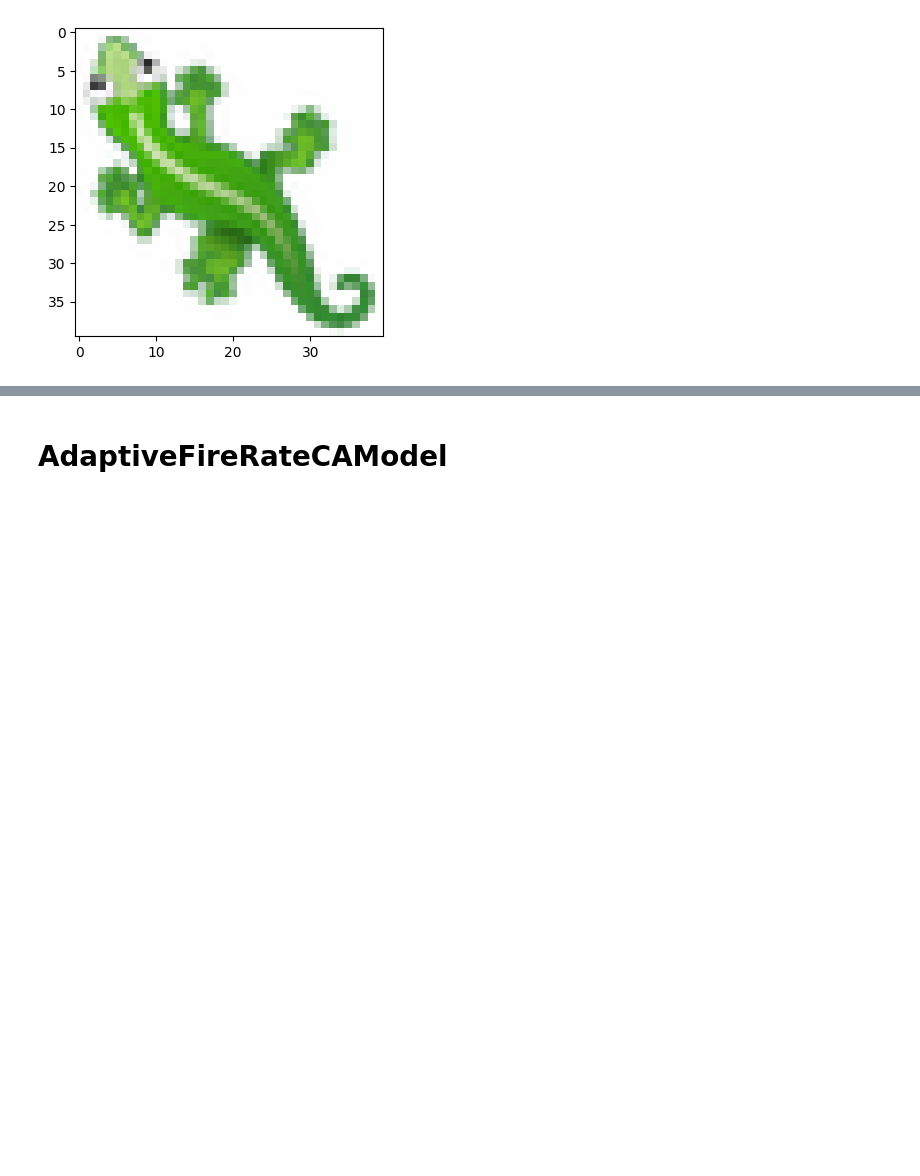
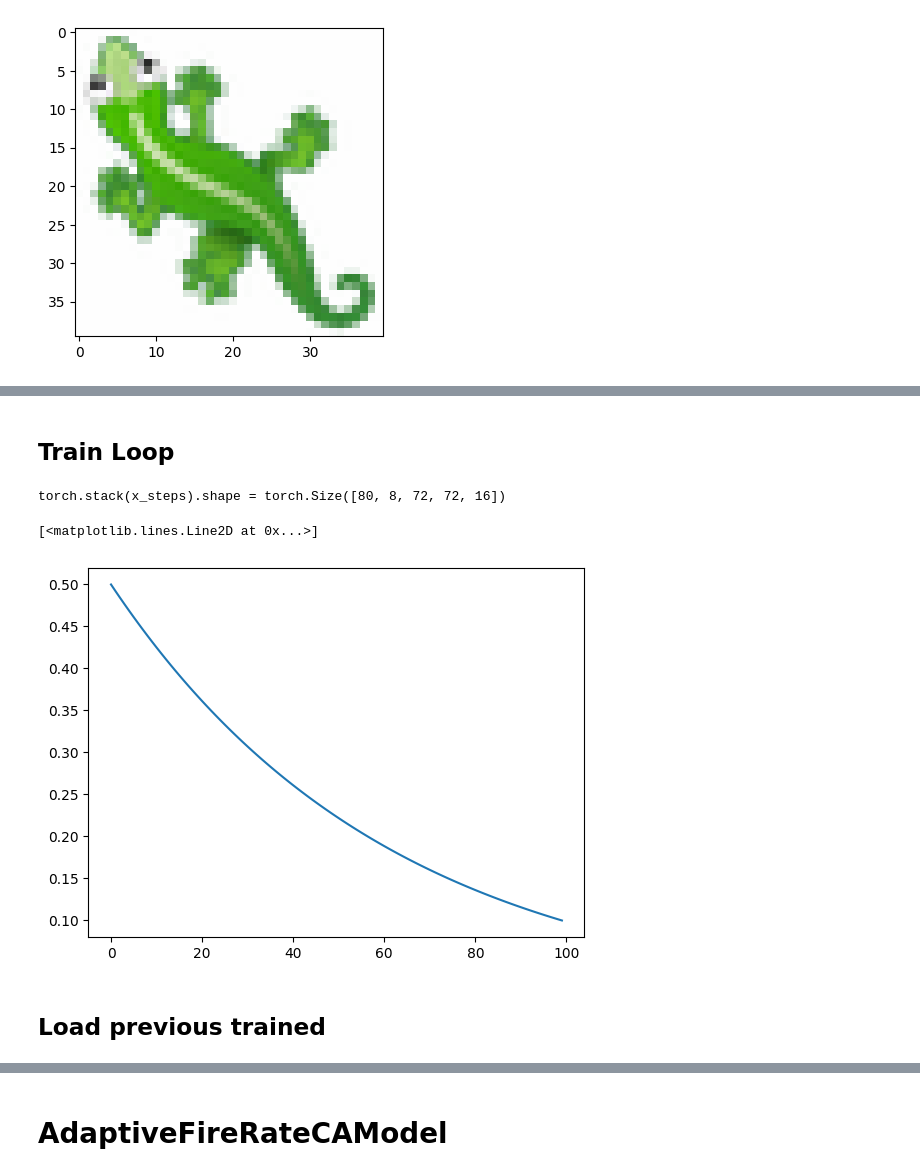
Before and after one commit to andrecharneca/Adaptive-Neural-Cellular-Automata, a Jupyter notebook: training.ipynb, the cells around one changed output, grey strips where cells are left out. Drawn from its saved outputs; the diff is of its cells as text; code cells hidden in the pictures; blank space fills up the shorter version.

```diff
--- a/training.ipynb
+++ b/training.ipynb
@@ -253,0 +155,76 @@ device(type='mps')
+# %% [markdown]
+## Train Loop
+# %%
+def train(x, target, steps, optimizer, scaler, scheduler=None):
+    optimizer.zero_grad(set_to_none=True)
+
+    #with torch.cuda.amp.autocast(): #with autocast, the dx's become nan for some reason
+    x_steps, fireRates_steps = ca(x, steps=steps)
+    x_final = x_steps[-1,:,:,:,:4]
+
+    # create exponentially decreasing fireRates from MIN->MAX_FIRERATE
+    exp_map = torch.from_numpy(np.exp(np.linspace(np.log(MAX_FIRERATE),np.log(MIN_FIRERATE), steps)))
+    min_fireRate_tensor = torch.einsum("i,ijkl -> ijkl", exp_map, torch.ones((steps,BATCH_SIZE,IMG_SIZE,IMG_SIZE))).to(device)
+
+    # loss computation
+    loss_rec_val = F.mse_loss(x_final, target)
+    loss_energy_val = BETA_ENERGY * torch.mean(torch.square(fireRates_steps[:,:,:,:,0]-min_fireRate_tensor).sum(dim=[0,2,3]))
+    loss = loss_rec_val + loss_energy_val
+
+    del min_fireRate_tensor###
+
+    if 0:
+          debug(
+              #"loss_rec_val.shape",
+              #"loss_reg_val.shape",
+              #"loss_rec_val.item()",
+              #"loss_reg_val.item()",
+              "fireRates_steps.shape",
+          )
+    # Using gradient scaling bc of float16 precision (not needed if autocast is off)
+    scaler.scale(loss).backward()
+    scaler.step(optimizer)
+    scaler.update()
+    #scheduler.step()
+
+    return x_steps, loss, loss_rec_val, loss_energy_val, fireRates_steps
+
+loss_log = []
+loss_energy_log = []
+loss_rec_log = []
+
+# Train loop
+for i in tqdm(range(n_epoch+1)):
+    x0 = np.repeat(seed[None, ...], BATCH_SIZE, 0)
+    x0 = torch.from_numpy(x0.astype(np.float32)).to(device)
+
+    x_steps, loss, loss_rec_val, loss_energy_val, fireRates_steps = train(x0, pad_target, np.random.randint(64,96), optimizer, scaler)
+
+    step_i = len(loss_log)
+    loss_log.append(loss.item())
+    loss_rec_log.append(loss_rec_val.item())
+    loss_energy_log.append(loss_energy_val.item())
+
+    if step_i%100 == -1:###:
+        clear_output()
+        visualize_batch_energy(
+            x0.detach().cpu().numpy(),
+            x_steps.detach().cpu().numpy(),
+            fireRates_steps.detach().cpu().numpy().astype(np.float32),
+            progress_steps=10)
+        plot_loss_reg_rec(loss_log, loss_energy_log, loss_rec_log)
+    if step_i%1000 == 0 and step_i>0:
+      torch.save(ca.state_dict(), model_path+f"_epoch{step_i}.pth")
+# %% [output]
+torch.stack(x_steps).shape = torch.Size([80, 8, 72, 72, 16])
+# %%
+# what the fireRate of a cell should be, throughout time
+exp_map = torch.from_numpy(np.exp(np.linspace(np.log(0.5),np.log(0.1), 100)))
+min_fireRatestest = torch.einsum("i,ijkl -> ijkl", exp_map, torch.ones((100,8,72,72)))
+min_fireRatestest2 = torch.ones((100,8,72,72))
+plt.plot(min_fireRatestest.numpy()[:,0,0,0])
+# %% [output]
+[<matplotlib.lines.Line2D at 0x...>]
+[figure, added]
+# %% [markdown]
+## Load previous trained
```
Also changed, not shown: parts of 37 cells of this notebook, 24 other files.
